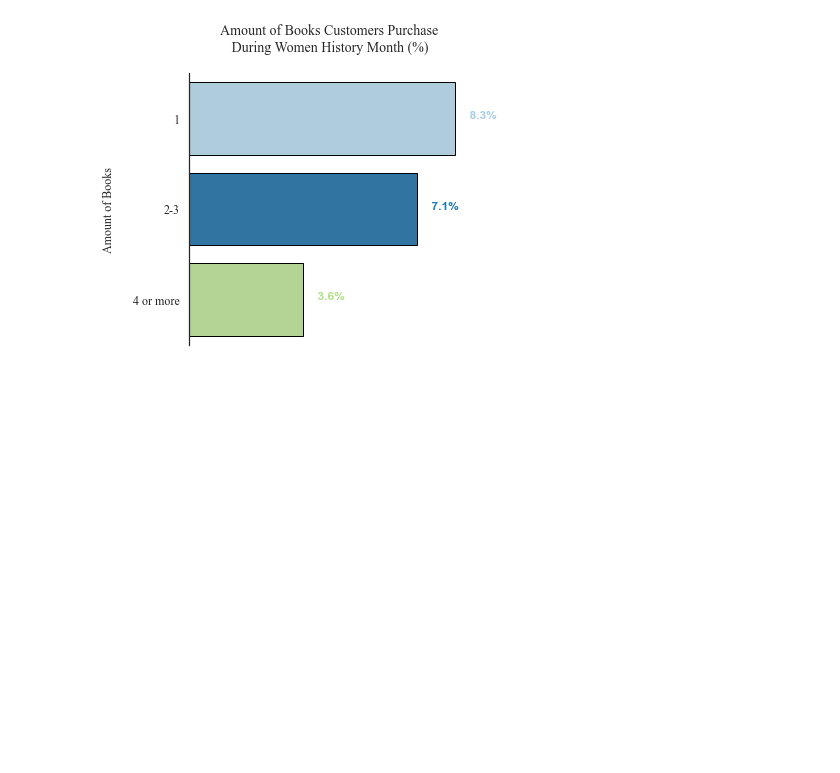
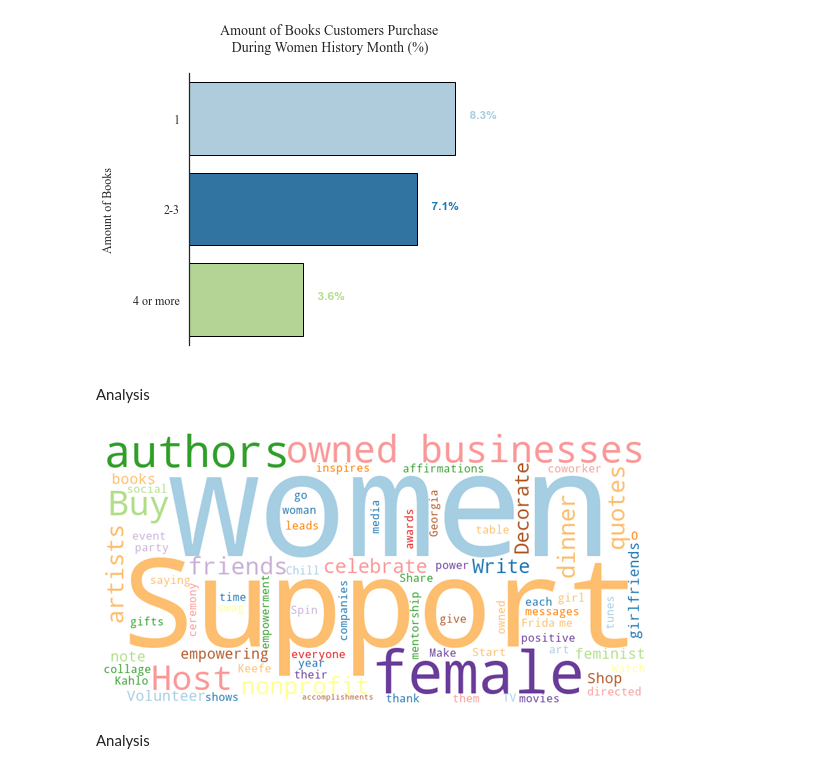
Before and after one commit to gleidyalonzo/Market-Research--Athena-s-Feminist-Bookstore, a Jupyter notebook: Athenas.ipynb, the cells around one changed output. Drawn from its saved outputs; the diff is of its cells as text; code cells hidden in the pictures; blank space fills up the shorter version.

Commit message:
wordcloud

```diff
--- a/Athenas.ipynb
+++ b/Athenas.ipynb
@@ -182,12 +184,18 @@ Index(['Survey Q1: Do you plan to celebrate WHM? ',
 # %%
 #creating a dictionary for the customer survey dataset new variable names
 cust_survey_VariableNames = {
-    'Survey Q1: Do you plan to celebrate WHM? ': 'Q1',
-    'Survey Q2: If answered "Yes" to Q1, how do you plan to celebrate?': 'Q2',
-    'Survey Q3: Do you purchase feminist books in honor of WHM, either for yourself or as a gift for someone else?': 'Q3',
-    'Survey Q4: If answered "Yes" to Q3, how many books do you typically purchase during March?': 'Q4',
-    'Survey Q5: What do you like most about Athena\'s Story? ': 'Q5',
-    'Survey Q6: What types of books would you like to see more of at Athena\'s Story?': 'Q6'
+    'Survey Q1: Do you plan to celebrate WHM? ':
+    'Q1',
+    'Survey Q2: If answered "Yes" to Q1, how do you plan to celebrate?':
+    'Q2',
+    'Survey Q3: Do you purchase feminist books in honor of WHM, either for yourself or as a gift for someone else?':
+    'Q3',
+    'Survey Q4: If answered "Yes" to Q3, how many books do you typically purchase during March?':
+    'Q4',
+    'Survey Q5: What do you like most about Athena\'s Story? ':
+    'Q5',
+    'Survey Q6: What types of books would you like to see more of at Athena\'s Story?':
+    'Q6'
 }
 
 # Rename the columns of the dataset using the dictionary
@@ -454,3 +492,40 @@ for i, p in enumerate(ax.patches):
 plt.show()
 # %% [output]
 [figure]
+# %% [markdown]
+Analysis
+# %%
+#impor wordcloud library
+from wordcloud import WordCloud
+
+#converting to strings
+cust_survey['Q2'] = cust_survey['Q2'].astype(str)
+
+# Add custom stopwords to the default list of stopwords
+stopwords = set([
+    'going', 'by', 'and', 'the', 'to', 'in', 'of', 'a', 'is', 'that', 'it',
+    'with', 'my', 'some', 'small', 'an', 'you', 'mini', 'like', 'for', 'on',
+    'at', 'have', 'out', 'bedroom', "they're", 's', 'around', 'how', 'this',
+    'hand'
+])
+
+# join the Q2 column into a single string, excluding 'nan' values
+text = " ".join(review for review in cust_survey['Q2'] if review != 'nan')
+
+# Generate a word cloud image
+wordcloud = WordCloud(width=800,
+                      height=400,
+                      colormap='Paired',
+                      background_color='white',
+                      stopwords=stopwords,
+                      max_words=100).generate(text)
+
+# Display the generated image
+plt.figure(figsize=(10, 5))
+plt.imshow(wordcloud, interpolation='spline16')
+plt.axis('off')
+plt.show()
+# %% [output]
+[figure, added]
+# %% [markdown]
+Analysis
```
Also changed, not shown: parts of 8 cells of this notebook.
